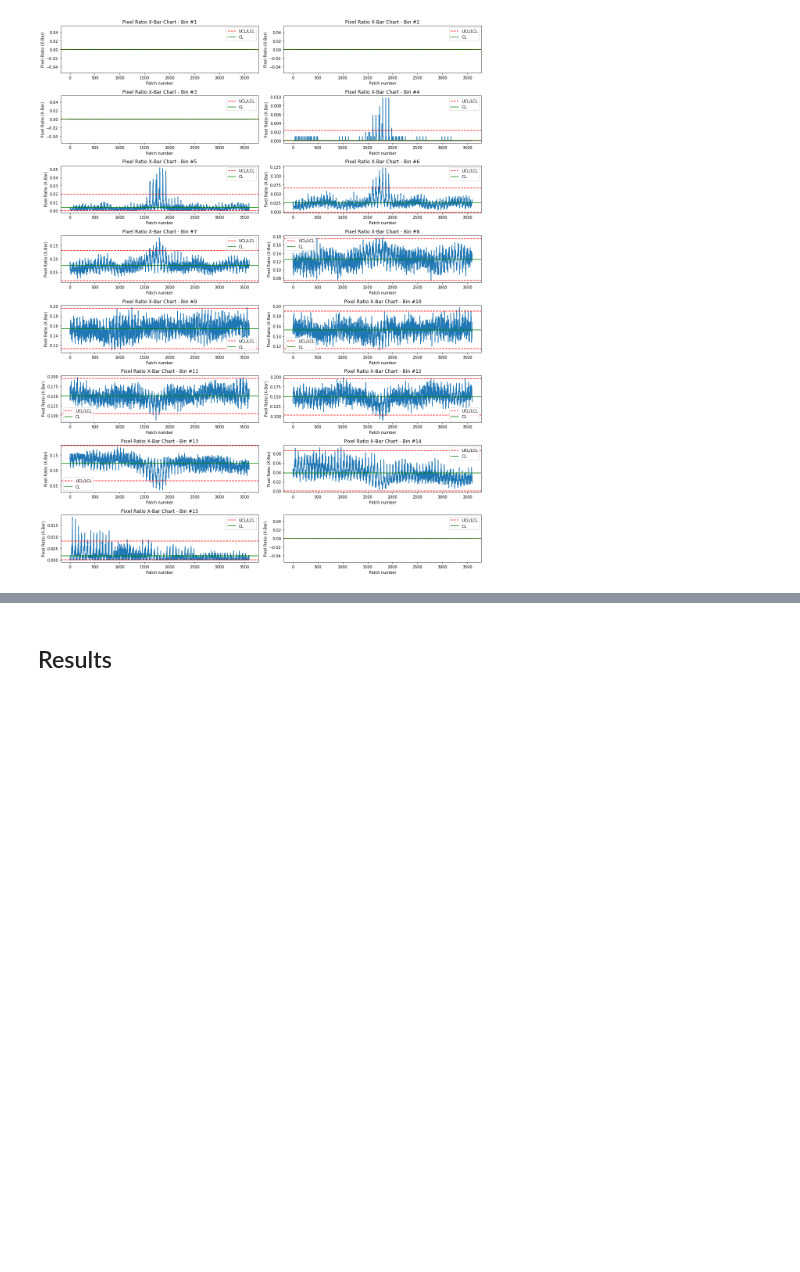
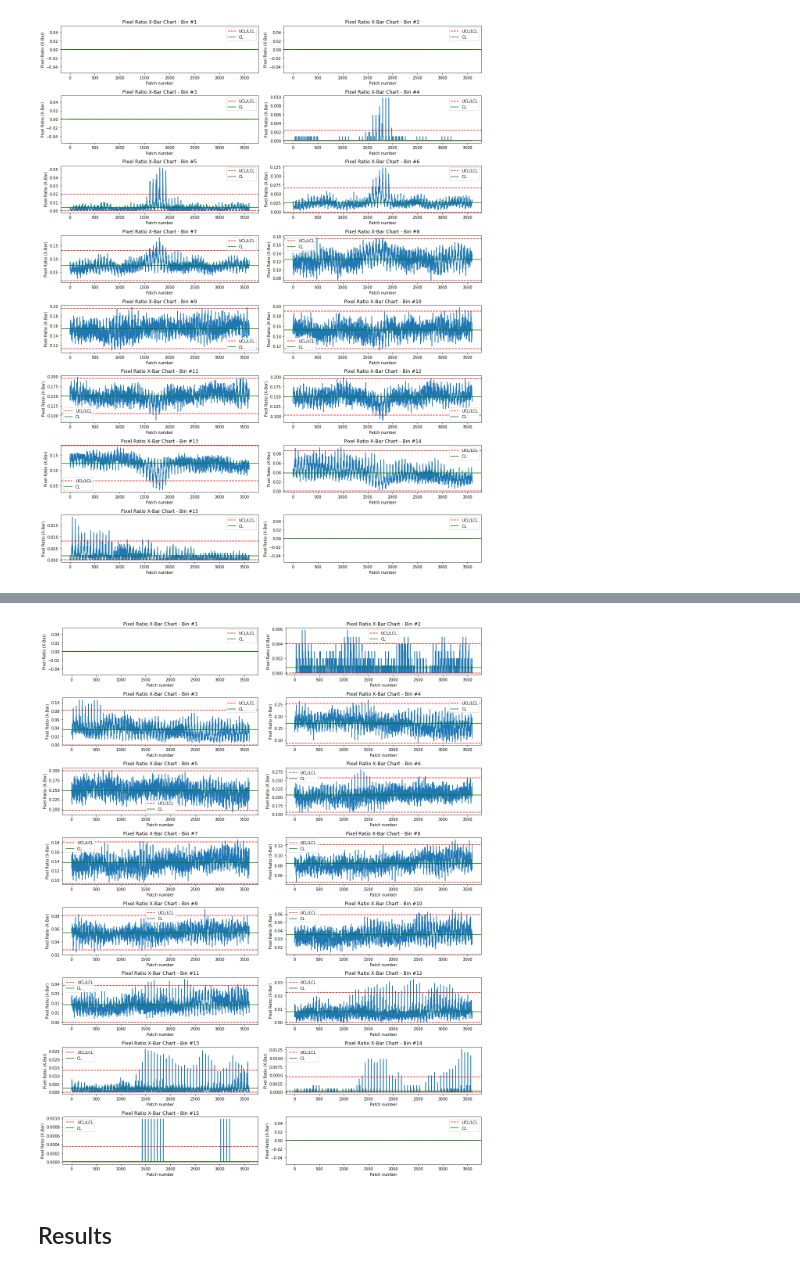
Before and after one commit to BU-IE-582/fall19-akinelden, a Jupyter notebook: Project_Part3/Part3.ipynb, the cells around one changed output, grey strips where cells are left out. Saved outputs shown, nothing was run; the diff lists cells and outputs as text; code cells hidden in the pictures; blank space fills up the shorter version.

```diff
--- a/Project_Part3/Part3.ipynb
+++ b/Project_Part3/Part3.ipynb
@@ -147,3 +161,7 @@ plotXBarChart(patches2_pix_ratios)
+# %%
+plotXBarChart(patches6_pix_ratios)
+# %% [output]
+[figure, added]
 # %% [markdown]
 ## Results
 # %% [markdown]
```
Also changed, not shown: parts of 3 cells of this notebook.
